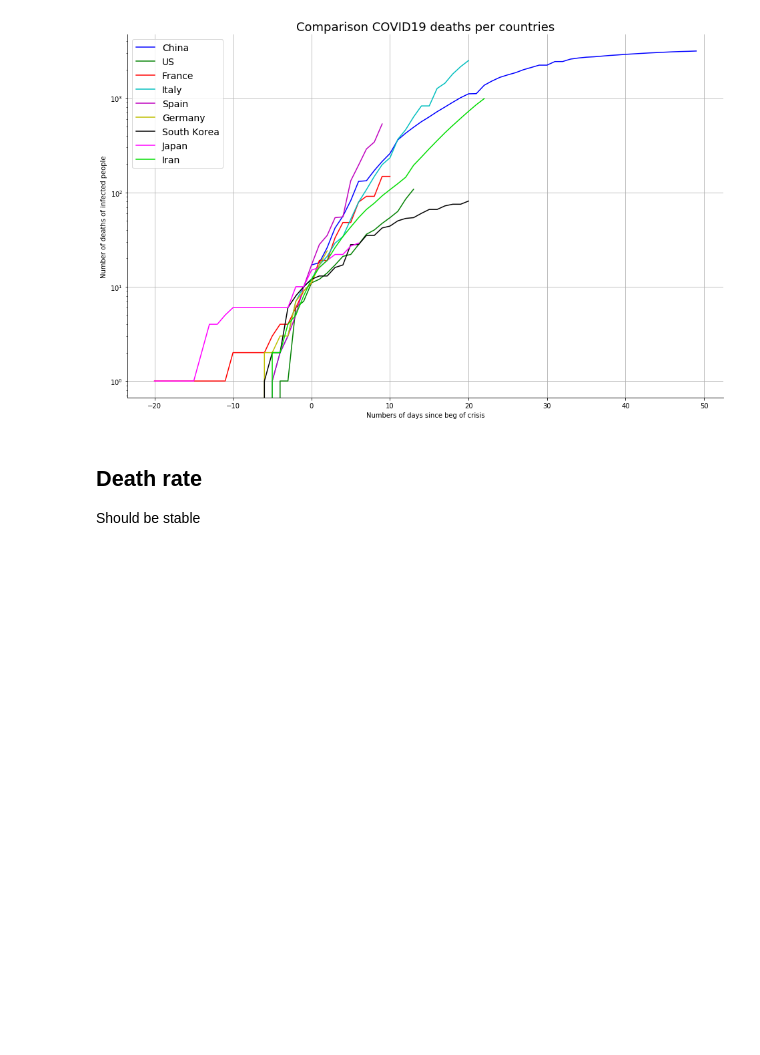
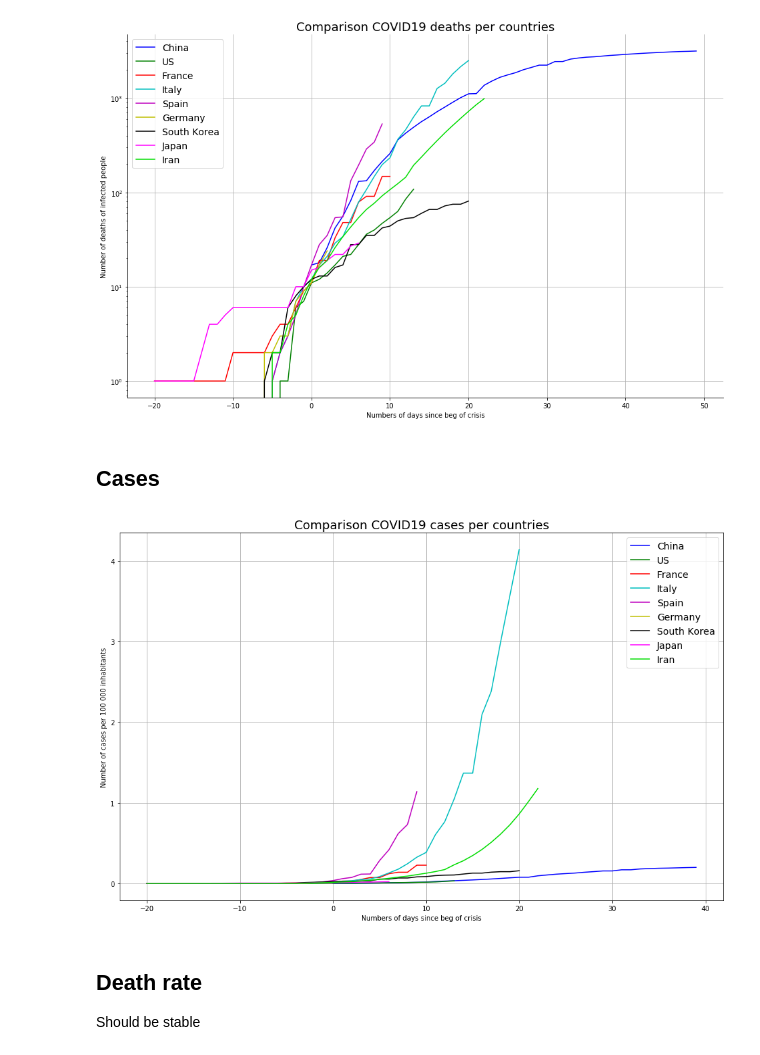
Before and after one commit to makiwara-fr/covid19-analyse, a Jupyter notebook: COVID_analyse.ipynb, the cells around one changed output. Cells and saved outputs as stored; diff of their text form; code cells hidden in the pictures; blank space fills up the shorter version.

Commit message:
Adding cases again

```diff
--- a/COVID_analyse.ipynb
+++ b/COVID_analyse.ipynb
@@ -71,3 +71,5 @@ plt.savefig("death.png")
 plt.show()
 # %% [output]
 [figure]
+# %% [markdown]
+## Cases
@@ -74,3 +78,18 @@ plt.show()
+# %%
+df_dynamics_cases_plot = df_dynamics_t.loc[range(-20,40),filtered_countries]
+# %%
+ax_cases=df_dynamics_cases_plot.plot(kind='line', figsize=(16,10), color=colors)
+plt.title("Comparison COVID19 cases per countries", fontsize=18)
+plt.xlabel("Numbers of days since beg of crisis")
+plt.ylabel("Number of cases per 100 000 inhabitants")
+plt.legend(fontsize=14)
+plt.grid()
+ax.spines['top'].set_visible(False)
+ax.spines['right'].set_visible(False)
+plt.savefig("death_cases.png")
+plt.show()
+# %% [output]
+[figure, added]
 # %% [markdown]
 ## Death rate
 Should be stable
```
Also changed, not shown: parts of 2 cells of this notebook, 2 other files.
